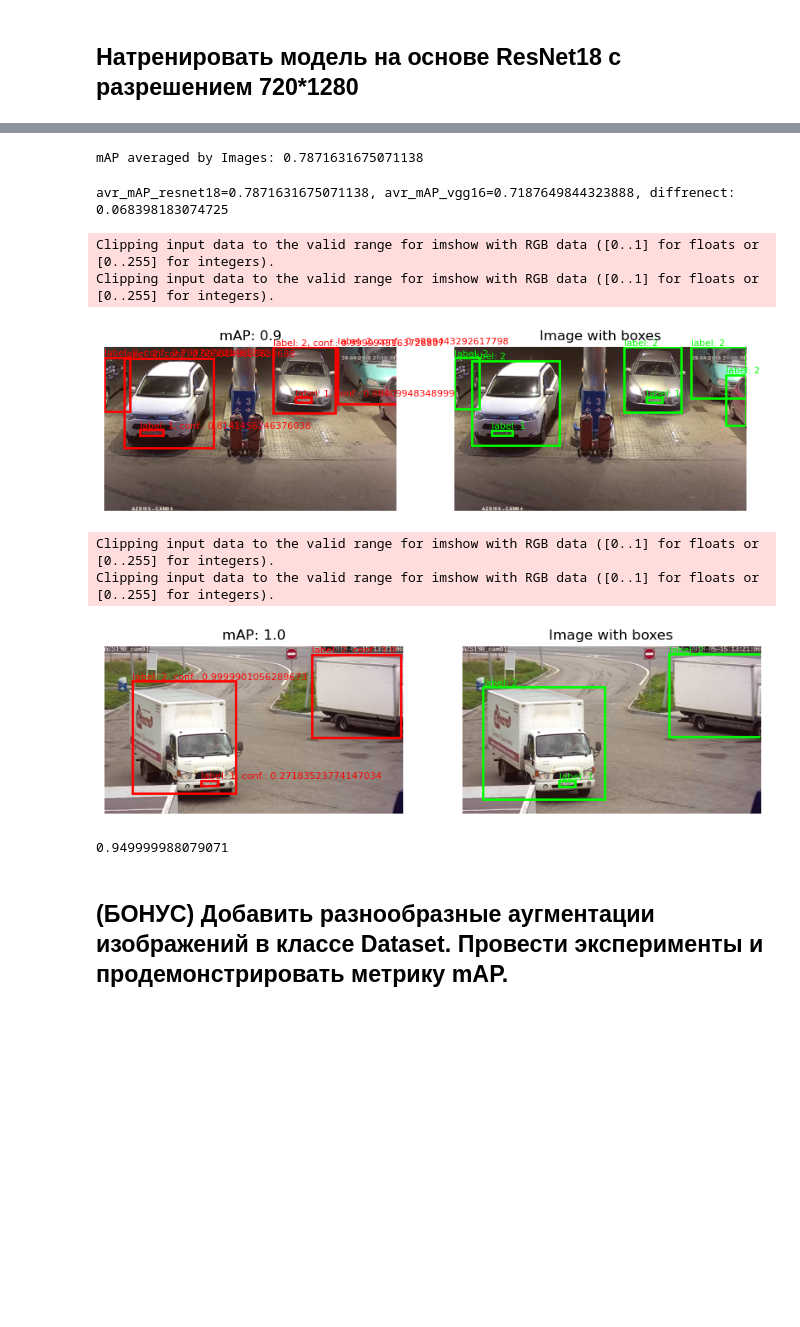
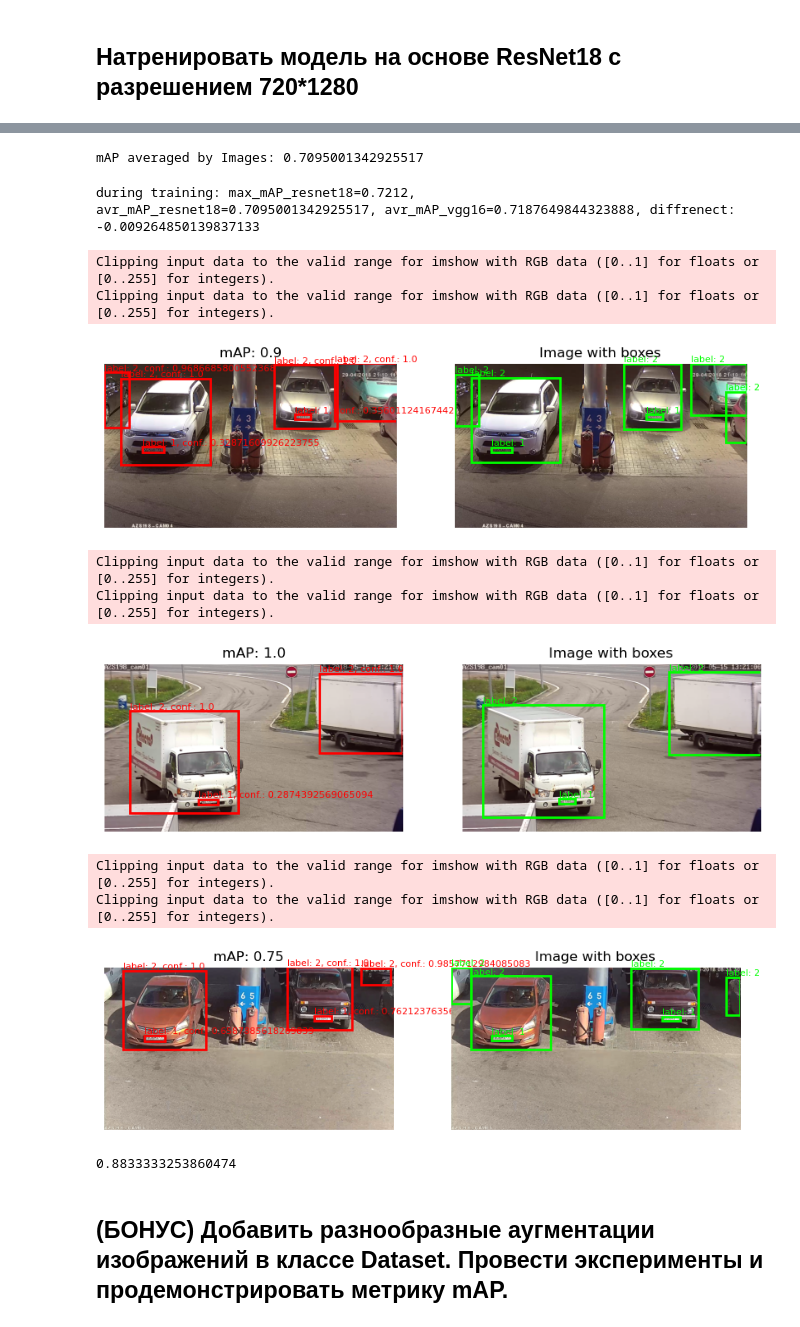
Before and after one commit to JuliaKudryavtseva/object_detection, a Jupyter notebook: Julia_Kudryavtseva_HW3(SingleShotDetector).ipynb, the cells around one changed output, grey strips where cells are left out. Saved outputs shown, nothing was run; the diff lists cells and outputs as text; code cells hidden in the pictures; blank space fills up the shorter version.

```diff
--- a/Julia_Kudryavtseva_HW3(SingleShotDetector).ipynb
+++ b/Julia_Kudryavtseva_HW3(SingleShotDetector).ipynb
@@ -1003,22 +1026,28 @@ SSD_ResNet18(
 )
 # %%
 avr_mAP_resnet18 = eval_model(model, learning_config, treshold=0.5)
-print(f'mAP averaged by Images: {avr_mAP}')
+print(f'mAP averaged by Images: {avr_mAP_resnet18}')
 # %% [output]
-mAP averaged by Images: 0.7871631675071138
+mAP averaged by Images: 0.7095001342925517
 # %%
+max_mAP_resnet18 = 0.7212
+print(f'during training: {max_mAP_resnet18=}, ')
 print(f'{avr_mAP_resnet18=}, {avr_mAP_vgg16=}, diffrenect: {avr_mAP_resnet18-avr_mAP_vgg16}')
 # %% [output]
-avr_mAP_resnet18=0.7871631675071138, avr_mAP_vgg16=0.7187649844323888, diffrenect: 0.068398183074725
+during training: max_mAP_resnet18=0.7212,
+avr_mAP_resnet18=0.7095001342925517, avr_mAP_vgg16=0.7187649844323888, diffrenect: -0.009264850139837133
 # %%
-eval_model(model, learning_config, draw=True, draw_number=2, treshold=0.5)
+eval_model(model, learning_config, draw=True, draw_number=3, treshold=0.5)
 # %% [output]
 Clipping input data to the valid range for imshow with RGB data ([0..1] for floats or [0..255] for integers).
 Clipping input data to the valid range for imshow with RGB data ([0..1] for floats or [0..255] for integers).
-[figure, old version]
+[figure, new version]
 Clipping input data to the valid range for imshow with RGB data ([0..1] for floats or [0..255] for integers).
 Clipping input data to the valid range for imshow with RGB data ([0..1] for floats or [0..255] for integers).
-[figure, old version]
+[figure, new version]
-0.949999988079071
+Clipping input data to the valid range for imshow with RGB data ([0..1] for floats or [0..255] for integers).
+Clipping input data to the valid range for imshow with RGB data ([0..1] for floats or [0..255] for integers).
+[figure, added]
+0.8833333253860474
 # %% [markdown]
 ## (БОНУС) Добавить разнообразные аугментации изображений в классе Dataset. Провести эксперименты и продемонстрировать метрику mAP.
```
Also changed, not shown: parts of 4 cells of this notebook.
